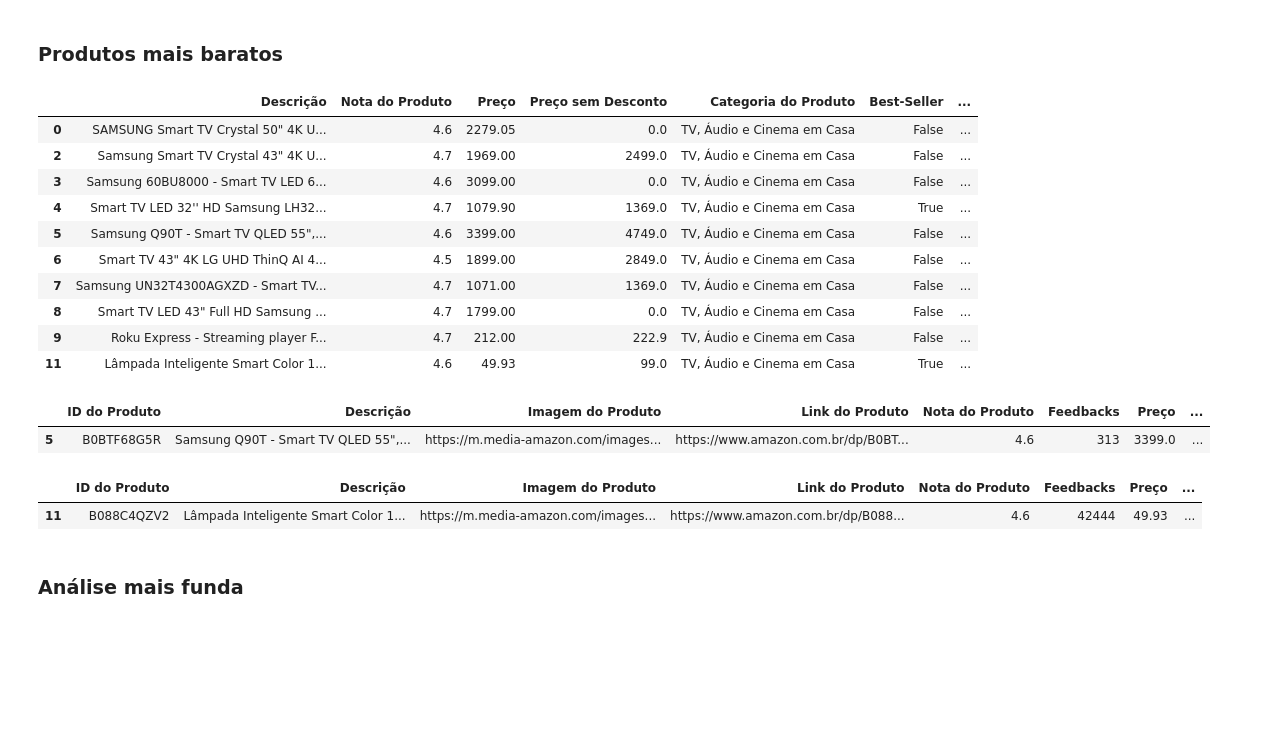
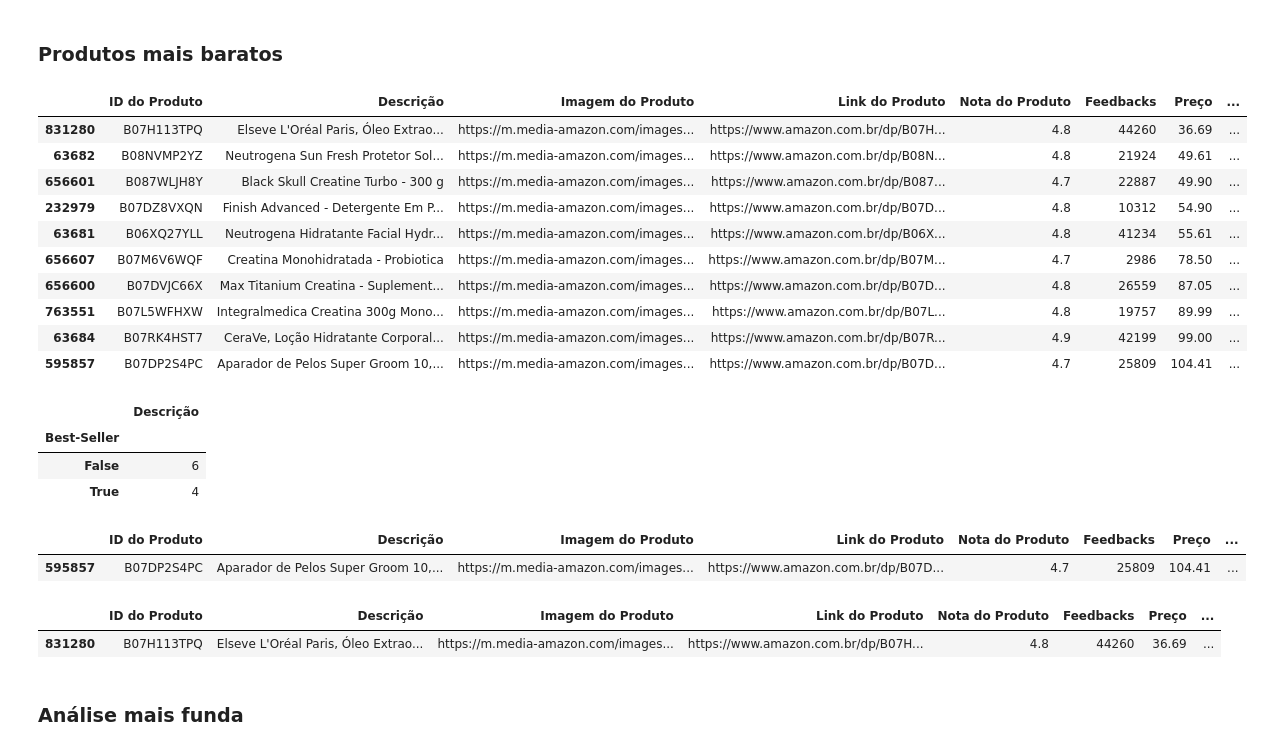
Before and after one commit to reprograma/on26-python-s13-projeto-guiado-II, a Jupyter notebook: exercicios/para-casa/amazon.ipynb, the cells around one changed output. Drawn from its saved outputs; the diff is of its cells as text; code cells hidden in the pictures; blank space fills up the shorter version.

```diff
--- a/exercicios/para-casa/amazon.ipynb
+++ b/exercicios/para-casa/amazon.ipynb
@@ -284,24 +285,31 @@ df_produtoMaisB
 # %%
 # 13. Quais foram o top 10 de produtos menos vendidos em 2023?
 # 14. Qual é a nota desses produtos?
-df_produtosMenos = df_tab1.nsmallest(10,['Comprados no Último Mês'])
+df_produtosMenos = df_tab1.nlargest(10,['Comprados no Último Mês'])
 df_produtosMenos.loc[:,["Descrição", "Nota do Produto", "Preço", "Preço sem Desconto", "Categoria do Produto", "Best-Seller", "Comprados no Último Mês"]]
+df_produtosMenos.sort_values(["Preço"], axis=0, ascending=True, inplace=True)
+df_produtosMenos
 # %% [output]
-|  | Descrição | Nota do Produto | Preço | Preço sem Desconto | Categoria do Produto | Best-Seller | ... |
-| 0 | SAMSUNG Smart TV Crystal 50" 4K U... | 4.6 | 2279.05 | 0.0 | TV, Áudio e Cinema em Casa | False | ... |
-| 2 | Samsung Smart TV Crystal 43" 4K U... | 4.7 | 1969.00 | 2499.0 | TV, Áudio e Cinema em Casa | False | ... |
-| 3 | Samsung 60BU8000 - Smart TV LED 6... | 4.6 | 3099.00 | 0.0 | TV, Áudio e Cinema em Casa | False | ... |
-| 4 | Smart TV LED 32'' HD Samsung LH32... | 4.7 | 1079.90 | 1369.0 | TV, Áudio e Cinema em Casa | True | ... |
-| 5 | Samsung Q90T - Smart TV QLED 55",... | 4.6 | 3399.00 | 4749.0 | TV, Áudio e Cinema em Casa | False | ... |
-| 6 | Smart TV 43" 4K LG UHD ThinQ AI 4... | 4.5 | 1899.00 | 2849.0 | TV, Áudio e Cinema em Casa | False | ... |
-| 7 | Samsung UN32T4300AGXZD - Smart TV... | 4.7 | 1071.00 | 1369.0 | TV, Áudio e Cinema em Casa | False | ... |
-| 8 | Smart TV LED 43" Full HD Samsung ... | 4.7 | 1799.00 | 0.0 | TV, Áudio e Cinema em Casa | False | ... |
-| 9 | Roku Express - Streaming player F... | 4.7 | 212.00 | 222.9 | TV, Áudio e Cinema em Casa | False | ... |
-| 11 | Lâmpada Inteligente Smart Color 1... | 4.6 | 49.93 | 99.0 | TV, Áudio e Cinema em Casa | True | ... |
+|  | ID do Produto | Descrição | Imagem do Produto | Link do Produto | Nota do Produto | Feedbacks | Preço | ... |
+| 831280 | B07H113TPQ | Elseve L'Oréal Paris, Óleo Extrao... | https://m.media-amazon.com/images... | https://www.amazon.com.br/dp/B07H... | 4.8 | 44260 | 36.69 | ... |
+| 63682 | B08NVMP2YZ | Neutrogena Sun Fresh Protetor Sol... | https://m.media-amazon.com/images... | https://www.amazon.com.br/dp/B08N... | 4.8 | 21924 | 49.61 | ... |
+| 656601 | B087WLJH8Y | Black Skull Creatine Turbo - 300 g | https://m.media-amazon.com/images... | https://www.amazon.com.br/dp/B087... | 4.7 | 22887 | 49.90 | ... |
+| 232979 | B07DZ8VXQN | Finish Advanced - Detergente Em P... | https://m.media-amazon.com/images... | https://www.amazon.com.br/dp/B07D... | 4.8 | 10312 | 54.90 | ... |
+| 63681 | B06XQ27YLL | Neutrogena Hidratante Facial Hydr... | https://m.media-amazon.com/images... | https://www.amazon.com.br/dp/B06X... | 4.8 | 41234 | 55.61 | ... |
+| 656607 | B07M6V6WQF | Creatina Monohidratada - Probiotica | https://m.media-amazon.com/images... | https://www.amazon.com.br/dp/B07M... | 4.7 | 2986 | 78.50 | ... |
+| 656600 | B07DVJC66X | Max Titanium Creatina - Suplement... | https://m.media-amazon.com/images... | https://www.amazon.com.br/dp/B07D... | 4.8 | 26559 | 87.05 | ... |
+| 763551 | B07L5WFHXW | Integralmedica Creatina 300g Mono... | https://m.media-amazon.com/images... | https://www.amazon.com.br/dp/B07L... | 4.8 | 19757 | 89.99 | ... |
+| 63684 | B07RK4HST7 | CeraVe, Loção Hidratante Corporal... | https://m.media-amazon.com/images... | https://www.amazon.com.br/dp/B07R... | 4.9 | 42199 | 99.00 | ... |
+| 595857 | B07DP2S4PC | Aparador de Pelos Super Groom 10,... | https://m.media-amazon.com/images... | https://www.amazon.com.br/dp/B07D... | 4.7 | 25809 | 104.41 | ... |
 # %%
 # 14. Esses produtos são best-seller?
 df_bestMenos = df_produtosMenos.loc[:,["Descrição", "Best-Seller"]]
 df_bestMenos.groupby("Best-Seller").count()
+# %% [output]
+|  | Descrição |
+| Best-Seller |  |
+| False | 6 |
+| True | 4 |
 # %%
 # 16. Qual é o produto mais caro entre o top 10 produtos mais baratos?
 # 17. Esse produto é bem avaliado e é best-seller?
@@ -309,7 +317,7 @@ df_produtoMenosC = df_produtosMenos.nlargest(1,['Preço'])
 df_produtoMenosC
 # %% [output]
 |  | ID do Produto | Descrição | Imagem do Produto | Link do Produto | Nota do Produto | Feedbacks | Preço | ... |
-| 5 | B0BTF68G5R | Samsung Q90T - Smart TV QLED 55",... | https://m.media-amazon.com/images... | https://www.amazon.com.br/dp/B0BT... | 4.6 | 313 | 3399.0 | ... |
+| 595857 | B07DP2S4PC | Aparador de Pelos Super Groom 10,... | https://m.media-amazon.com/images... | https://www.amazon.com.br/dp/B07D... | 4.7 | 25809 | 104.41 | ... |
 # %%
 # 18. Qual o produto mais barato entre o top 10 produtos mais baratos?
 # 19. Esse produto é bem avaliado e é best-seller?
@@ -317,7 +325,7 @@ df_produtoMenosB = df_produtosMenos.nsmallest(1,['Preço'])
 df_produtoMenosB
 # %% [output]
 |  | ID do Produto | Descrição | Imagem do Produto | Link do Produto | Nota do Produto | Feedbacks | Preço | ... |
-| 11 | B088C4QZV2 | Lâmpada Inteligente Smart Color 1... | https://m.media-amazon.com/images... | https://www.amazon.com.br/dp/B088... | 4.6 | 42444 | 49.93 | ... |
+| 831280 | B07H113TPQ | Elseve L'Oréal Paris, Óleo Extrao... | https://m.media-amazon.com/images... | https://www.amazon.com.br/dp/B07H... | 4.8 | 44260 | 36.69 | ... |
 # %% [markdown]
 ### Análise mais funda
 # %%
```
Also changed, not shown: parts of 14 cells of this notebook, 2 other files.
